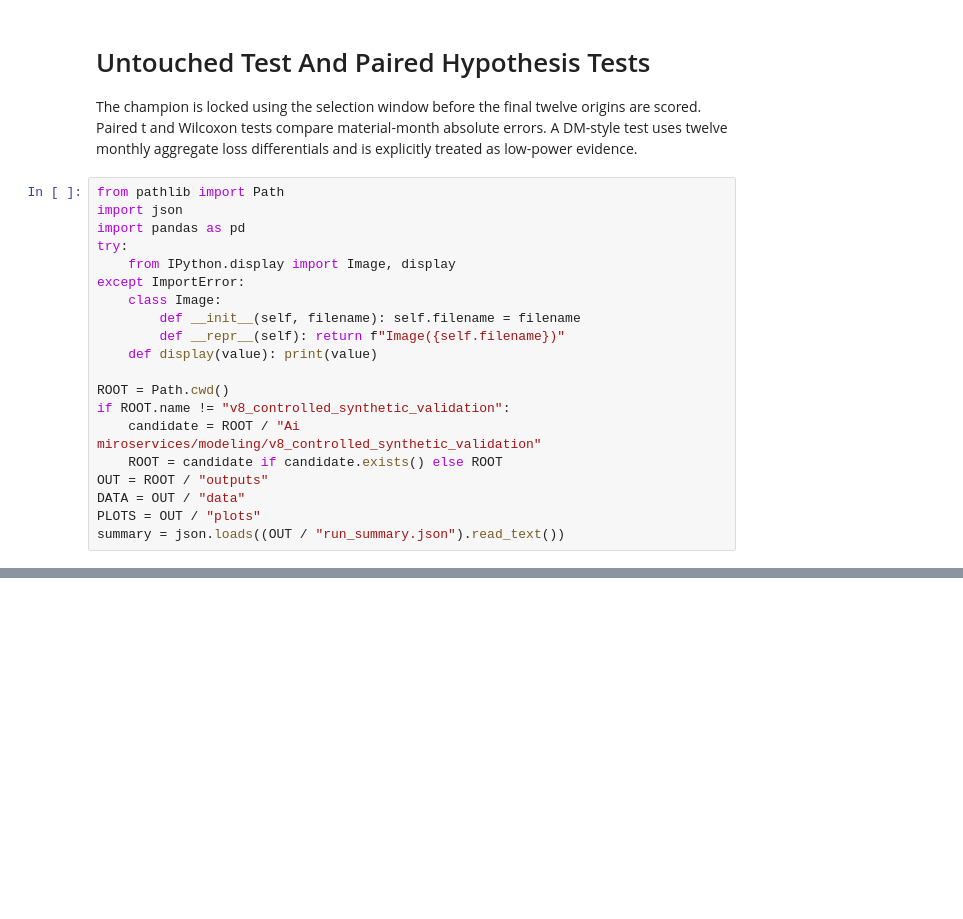
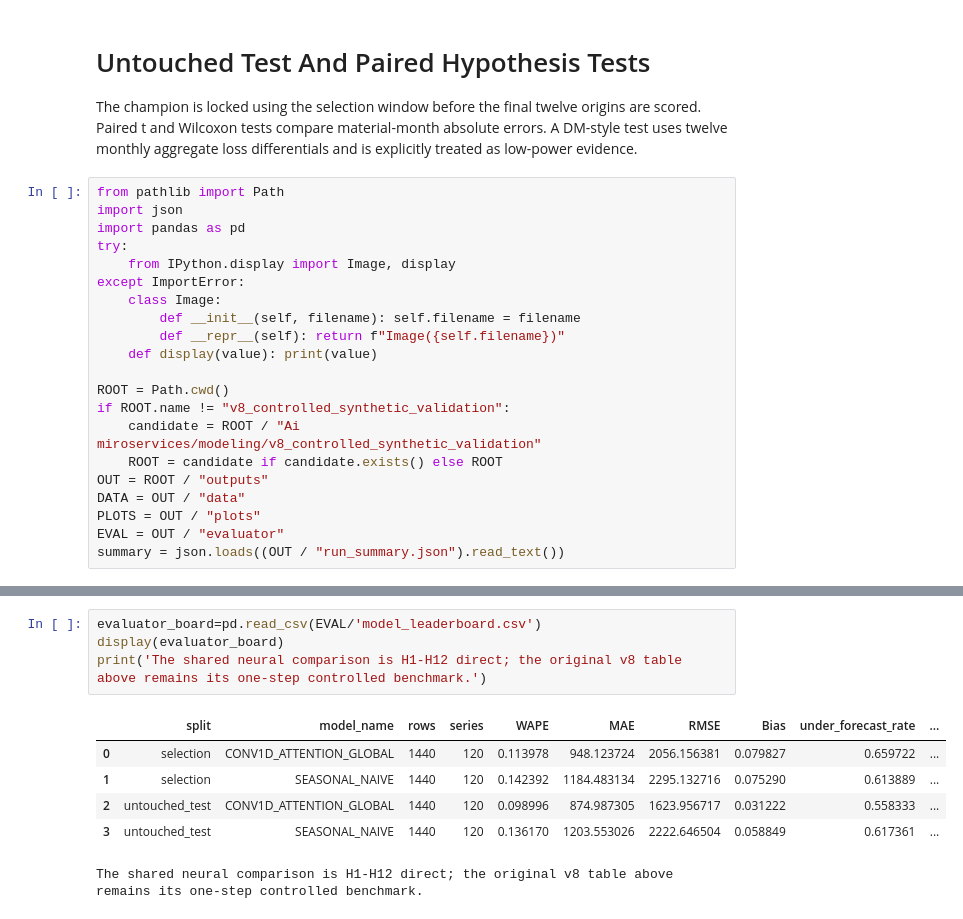
Before and after one commit to Oxshadha/OptiWMS, a Jupyter notebook: Ai miroservices/modeling/v8_controlled_synthetic_validation/03_Untouched_Test_And_Hypothesis_Tests.ipynb, the cells around one changed output, grey strips where cells are left out. Saved outputs shown, nothing was run; the diff lists cells and outputs as text; blank space fills up the shorter version.

```diff
--- a/Ai miroservices/modeling/v8_controlled_synthetic_validation/03_Untouched_Test_And_Hypothesis_Tests.ipynb
+++ b/Ai miroservices/modeling/v8_controlled_synthetic_validation/03_Untouched_Test_And_Hypothesis_Tests.ipynb
@@ -21,6 +21,7 @@ if ROOT.name != "v8_controlled_synthetic_validation":
 OUT = ROOT / "outputs"
 DATA = OUT / "data"
 PLOTS = OUT / "plots"
+EVAL = OUT / "evaluator"
 summary = json.loads((OUT / "run_summary.json").read_text())
 # %%
 leaderboard = pd.read_csv(OUT / "model_leaderboard.csv")
@@ -36,0 +71,11 @@ display(Image(filename=str(PLOTS / '06_shock_robustness.png')))
+# %%
+evaluator_board=pd.read_csv(EVAL/'model_leaderboard.csv')
+display(evaluator_board)
+print('The shared neural comparison is H1-H12 direct; the original v8 table above remains its one-step controlled benchmark.')
+# %% [output]
+|  | split | model_name | rows | series | WAPE | MAE | RMSE | Bias | under_forecast_rate | ... |
+| 0 | selection | CONV1D_ATTENTION_GLOBAL | 1440 | 120 | 0.113978 | 948.123724 | 2056.156381 | 0.079827 | 0.659722 | ... |
+| 1 | selection | SEASONAL_NAIVE | 1440 | 120 | 0.142392 | 1184.483134 | 2295.132716 | 0.075290 | 0.613889 | ... |
+| 2 | untouched_test | CONV1D_ATTENTION_GLOBAL | 1440 | 120 | 0.098996 | 874.987305 | 1623.956717 | 0.031222 | 0.558333 | ... |
+| 3 | untouched_test | SEASONAL_NAIVE | 1440 | 120 | 0.136170 | 1203.553026 | 2222.646504 | 0.058849 | 0.617361 | ... |
+The shared neural comparison is H1-H12 direct; the original v8 table above remains its one-step controlled benchmark.
```
Also changed, not shown: parts of 5 cells of this notebook, 16 other files.
